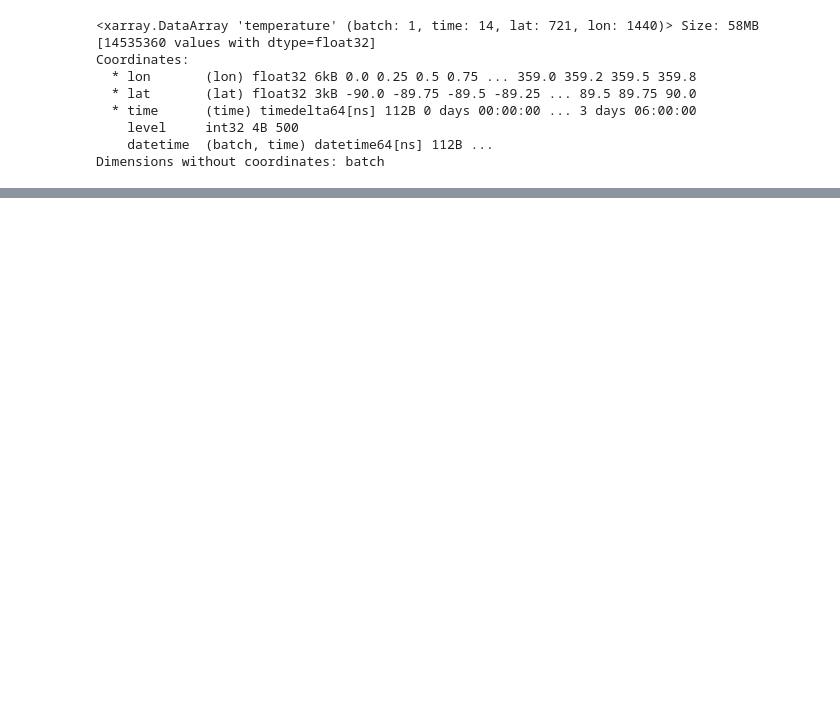
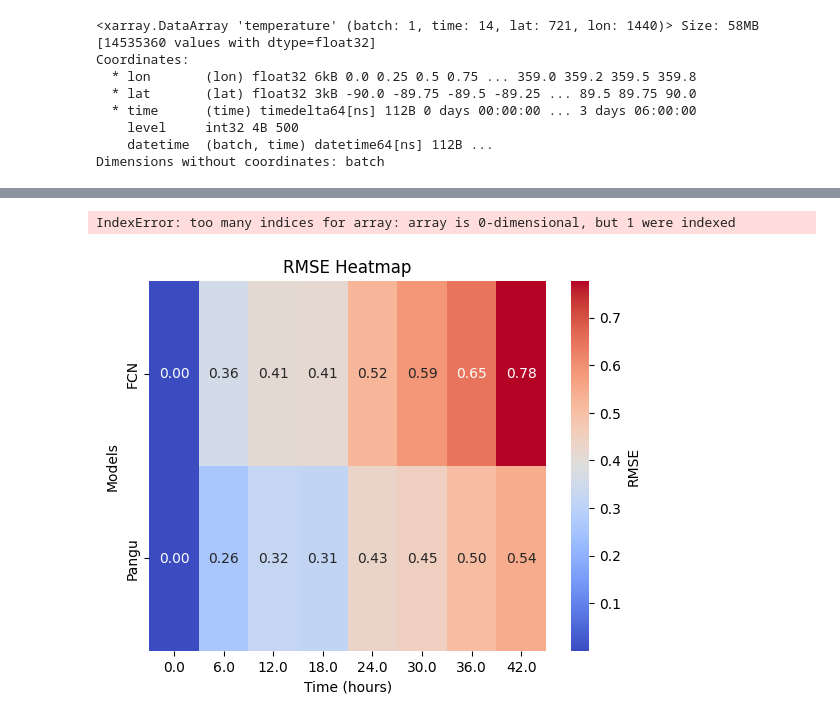
Before and after one commit to SaptarishiD/ai-models, a Jupyter notebook: src/ai_models/forecast_bench.ipynb, the cells around one changed output, grey strips where cells are left out. Cells and saved outputs as stored; diff of their text form; code cells hidden in the pictures; blank space fills up the shorter version.

```diff
--- a/src/ai_models/forecast_bench.ipynb
+++ b/src/ai_models/forecast_bench.ipynb
@@ -104,8 +143,7 @@ array([[[251.71304, 251.96695, 252.25406, ..., 249.85855, 249.77945,
     units:                                    K
     standard_name:                            air_temperature
 # %%
-# get the data for bounds over India
-indian_region_era5 = ds_era5_temp_level500.sel(
+indian_region_era5 = era5_temp_level500.sel(
     lat=slice(lat_min, lat_max),
     lon=slice(lon_min, lon_max)
 )
@@ -596,0 +432,5 @@ plt.show()
+# %%
+rmse_value_fcn_vals = [rmse_values_fcn[i].values for i in range(len(rmse_values_fcn))]
+rmse_value_fcn_vals
+rmse_value_pangu_vals = [rmse_values_pangu[i].values for i in range(len(rmse_values_fcn))]
+rmse_value_pangu_vals
@@ -596,0 +514,40 @@ plt.show()
+# %%
+import seaborn as sns
+models = ['FCN', 'Pangu']
+rmse_values = [rmse_value_fcn_vals, rmse_value_pangu_vals]
+
+# Create a DataFrame for the heatmap
+rmse_df = pd.DataFrame(rmse_values, index=models, columns=time_steps)
+
+# each element of this dataframe is a list, convert it to a single value
+rmse_df = rmse_df.applymap(lambda x: x[0])
+
+# Plot the heatmap
+plt.figure(figsize=(12, 6))
+rmse_df
+# save to csv
+rmse_df.to_csv(os.path.join(results_path, "rmse_heatmap_data.csv"), index=False)
+# %% [output]
+IndexError: too many indices for array: array is 0-dimensional, but 1 were indexed
+# %%
+sns.heatmap(rmse_df, annot=True, fmt=".2f", cmap="coolwarm", cbar_kws={'label': 'RMSE'})
+plt.xlabel('Time (hours)')
+plt.ylabel('Models')
+plt.title('RMSE Heatmap')
+plt.savefig(f"{graphs_path}/rmse_heatmap.png")
+plt.show()
+
+# Save the metrics data
+metrics_df = pd.DataFrame({
+    "time": time_steps,
+    "rmse_fcn": rmse_values_fcn,
+    "rmse_pangu": rmse_values_pangu,
+    "mae_fcn": mae_values_fcn,
+    "mae_pangu": mae_values_pangu,
+    "bias_fcn": bias_values_fcn,
+    "bias_pangu": bias_values_pangu,
+    "corr_fcn": corr_values_fcn,
+    "corr_pangu": corr_values_pangu
+})
+# %% [output]
+[figure, added]
```
Also changed, not shown: parts of 41 cells of this notebook, 36 other files.
